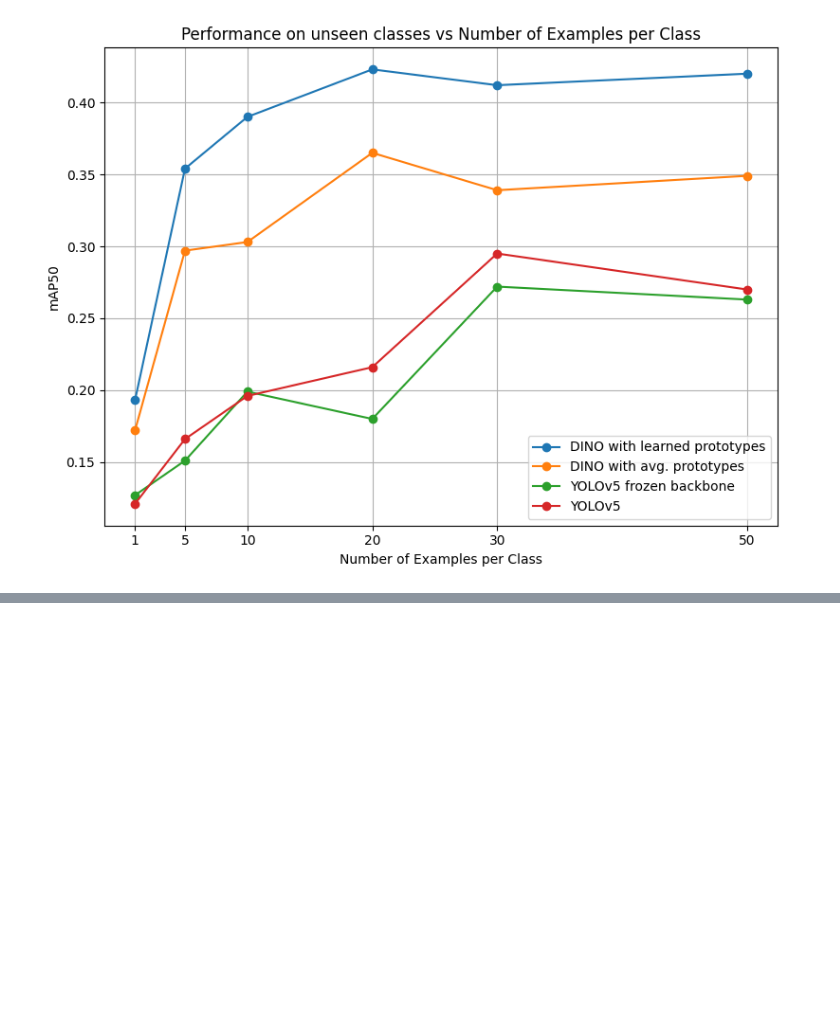
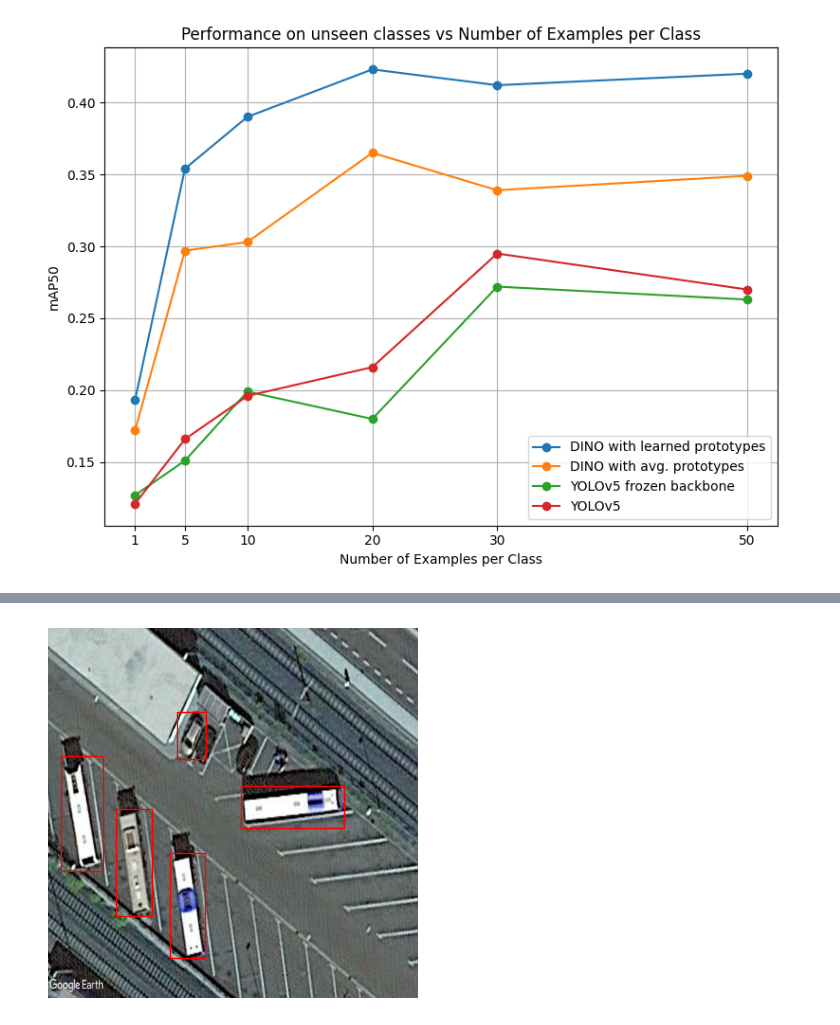
Before and after one commit to xavibou/ovdsat, a Jupyter notebook: plots.ipynb, the cells around one changed output, grey strips where cells are left out. Cells and saved outputs as stored; diff of their text form; code cells hidden in the pictures; blank space fills up the shorter version.

```diff
--- a/plots.ipynb
+++ b/plots.ipynb
@@ -31,0 +85,9 @@ plt.show()
+# %%
+image, boxes, gt, metadata = dataset_no_aug[4]
+boxes = boxes[boxes.sum(-1) > 0]
+image /= 255
+
+# Plot the image with bounding boxes
+plot_image_with_boxes(image, boxes)
+# %% [output]
+[figure, added]
```
Also changed, not shown: parts of 5 cells of this notebook, 12 other files.
